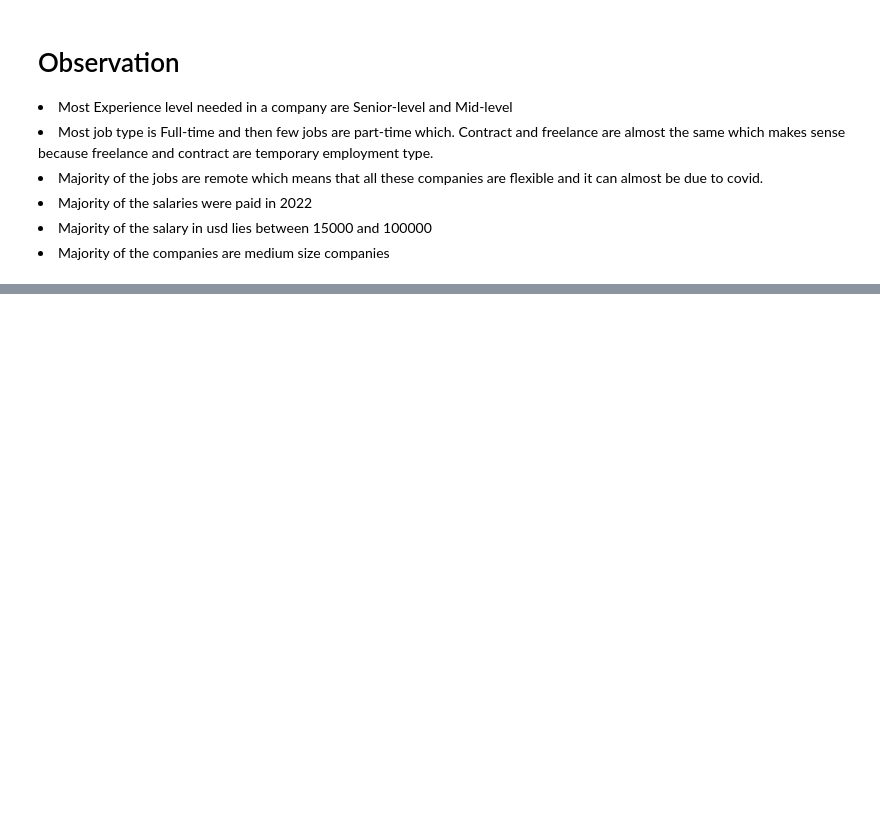
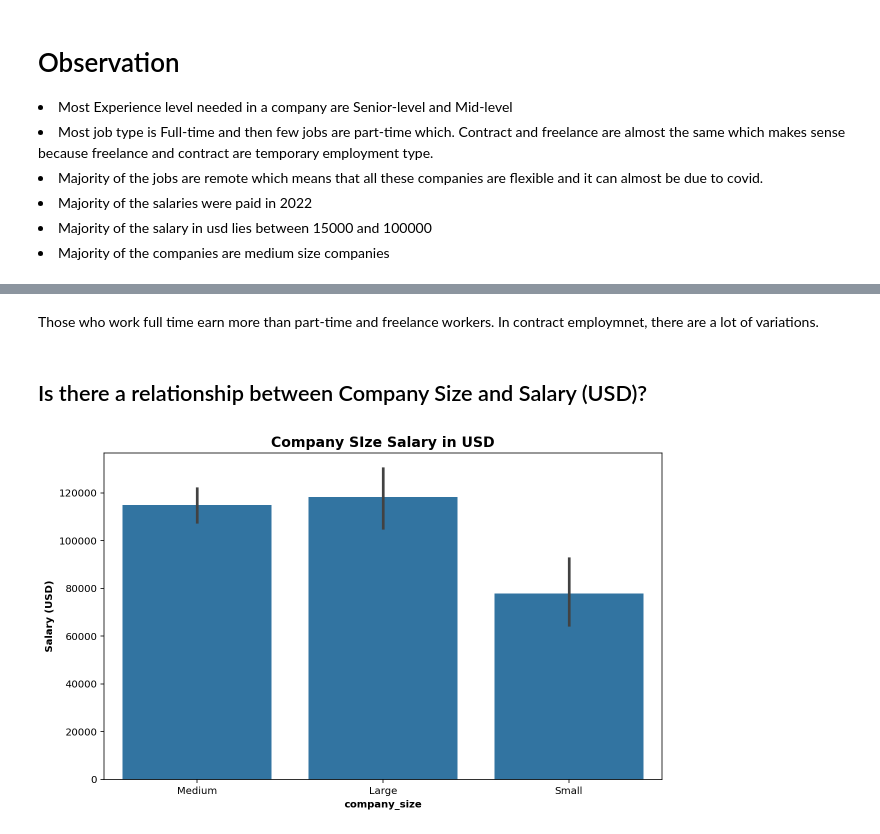
Before and after one commit to Farisi001/Data-Science-Salary-Exploration, a Jupyter notebook: DS_salaries.ipynb, the cells around one changed output, grey strips where cells are left out. Cells and saved outputs as stored; diff of their text form; code cells hidden in the pictures; blank space fills up the shorter version.

```diff
--- a/DS_salaries.ipynb
+++ b/DS_salaries.ipynb
@@ -494,0 +573,16 @@ Most company's size is medium
+# %% [markdown]
+Those who work full time earn more than part-time and freelance workers. In contract employmnet, there are a lot of variations.
+# %% [markdown]
+## Is there a relationship between Company Size and Salary (USD)?
+# %%
+#Set a larger figure size for the plot
+plt.figure(figsize=[10,6])
+
+# Get the indexes of the Series
+order = df_clean.company_size.value_counts().index
+# Plot the bar chart of `company_size` and 'salary_in_usd'
+sns.barplot(data=df_clean, x='company_size', y='salary_in_usd', color=color, order=order);
+#set the title and label
+x_y_t('company_size', 'Salary (USD)', 'Company SIze Salary in USD')
+# %% [output]
+[figure, added]
```
Also changed, not shown: parts of 21 cells of this notebook, 3 other files.
